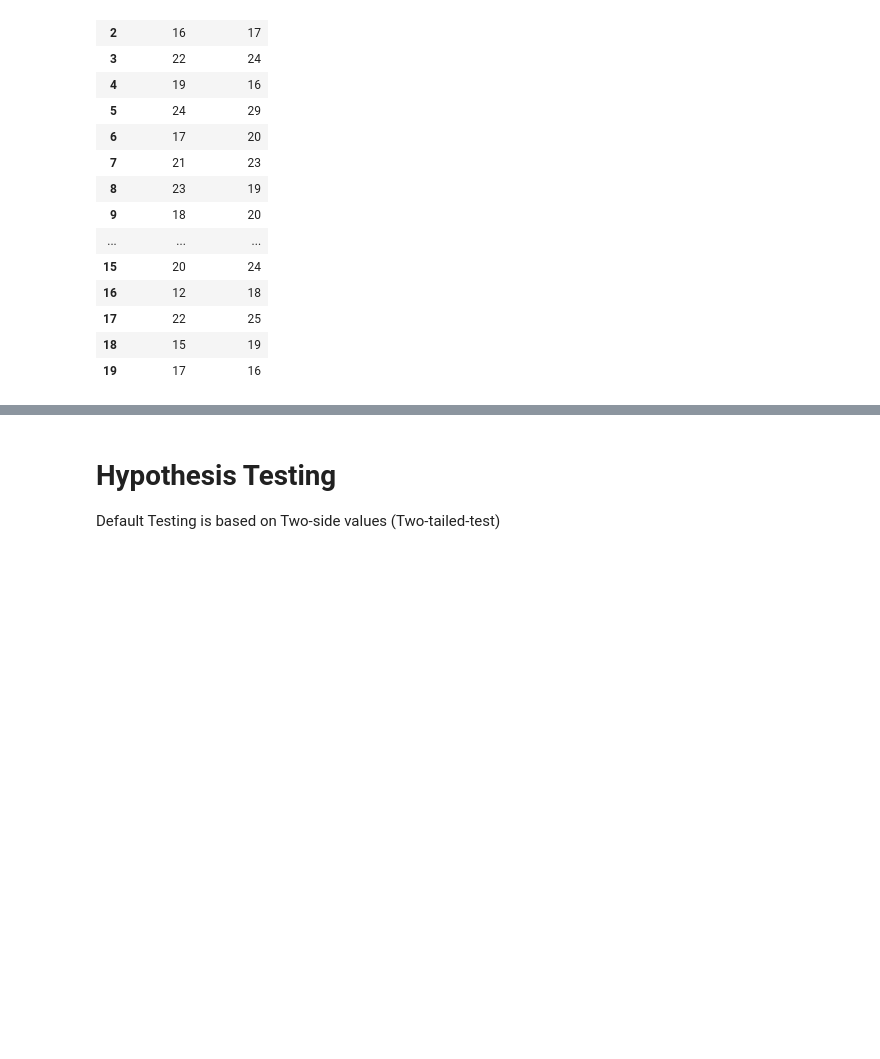
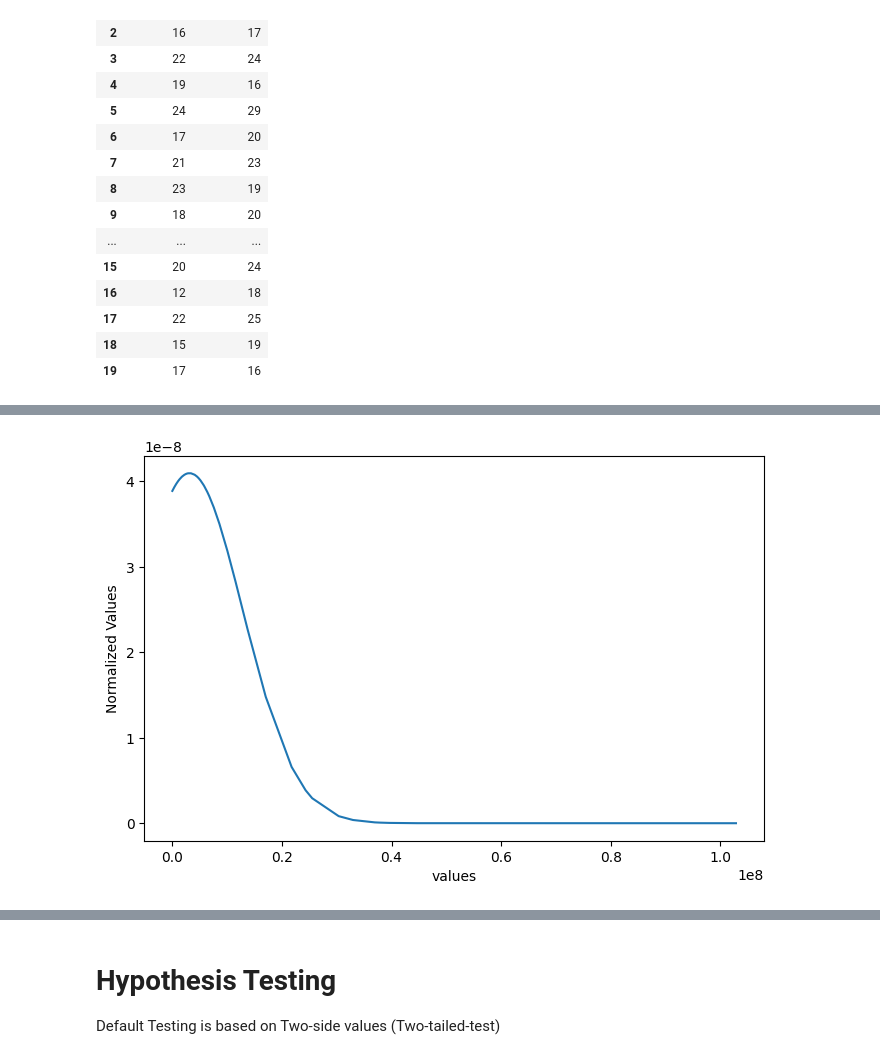
Before and after one commit to TechForEverybody/Applied_Data_Science_Practicals_Sem-8, a Jupyter notebook: Experiment-3/CS8A53_ADS_Experiment_3_ShivkumarChauhan.ipynb, the cells around one changed output, grey strips where cells are left out. Cells and saved outputs as stored; diff of their text form; code cells hidden in the pictures; blank space fills up the shorter version.

```diff
--- a/Experiment-3/CS8A53_ADS_Experiment_3_ShivkumarChauhan.ipynb
+++ b/Experiment-3/CS8A53_ADS_Experiment_3_ShivkumarChauhan.ipynb
@@ -66,2 +184,11 @@ def HypothesisComparerUsingPValue(probability_value:float,Level_of_Significance=
+# %%
+Selected_Columns=['iso_code', 'continent', 'location', 'last_updated_date', 'total_cases',
+       'new_cases', 'total_deaths', 'new_deaths','population']
+# %%
+Data=Data[Selected_Columns]
+# %%
+Data=Data.sort_values(by="total_cases",ascending=False).reset_index(drop=True)
+# %%
+Data=Data.dropna()
 # %% [markdown]
 ## Data Exploration
@@ -114,0 +294,4 @@ normalDistributionGraphGenarator(TTEST_Data['Post_Score'],TTEST_Data['Pre_Score'
+# %%
+normalDistributionGraphGenarator(Data['total_cases'])
+# %% [output]
+[figure, added]
```
Also changed, not shown: parts of 66 cells of this notebook, 13 other files.
